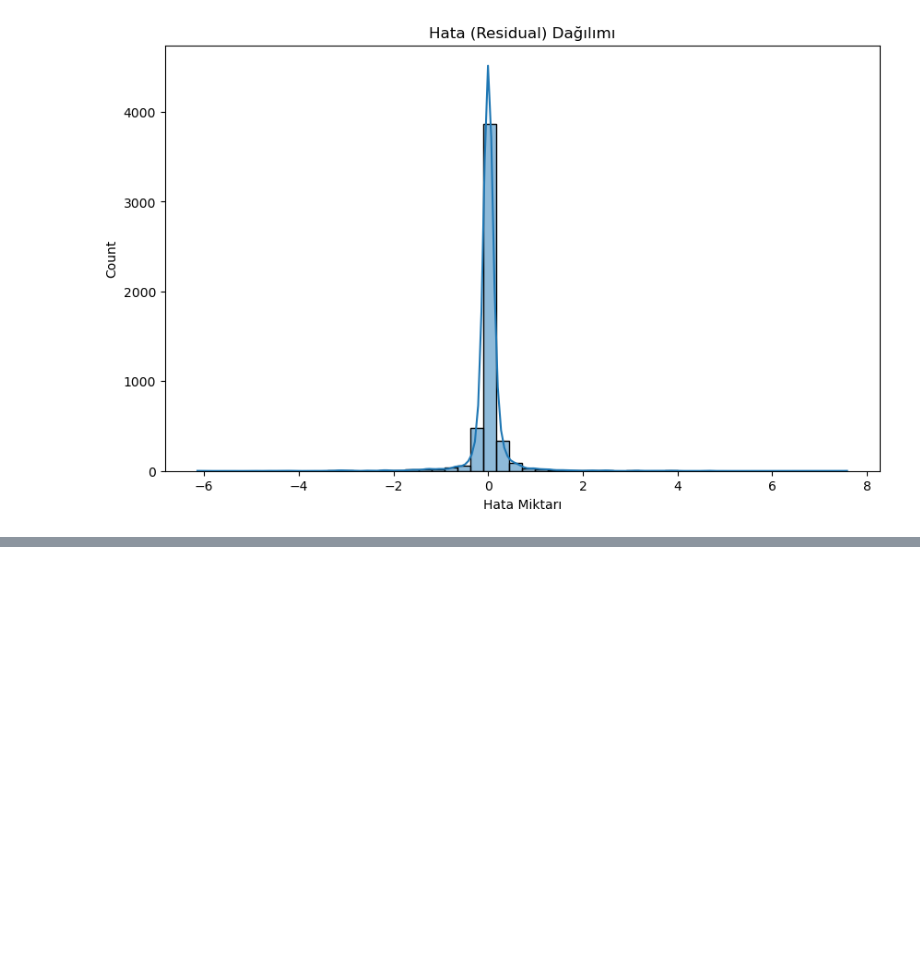
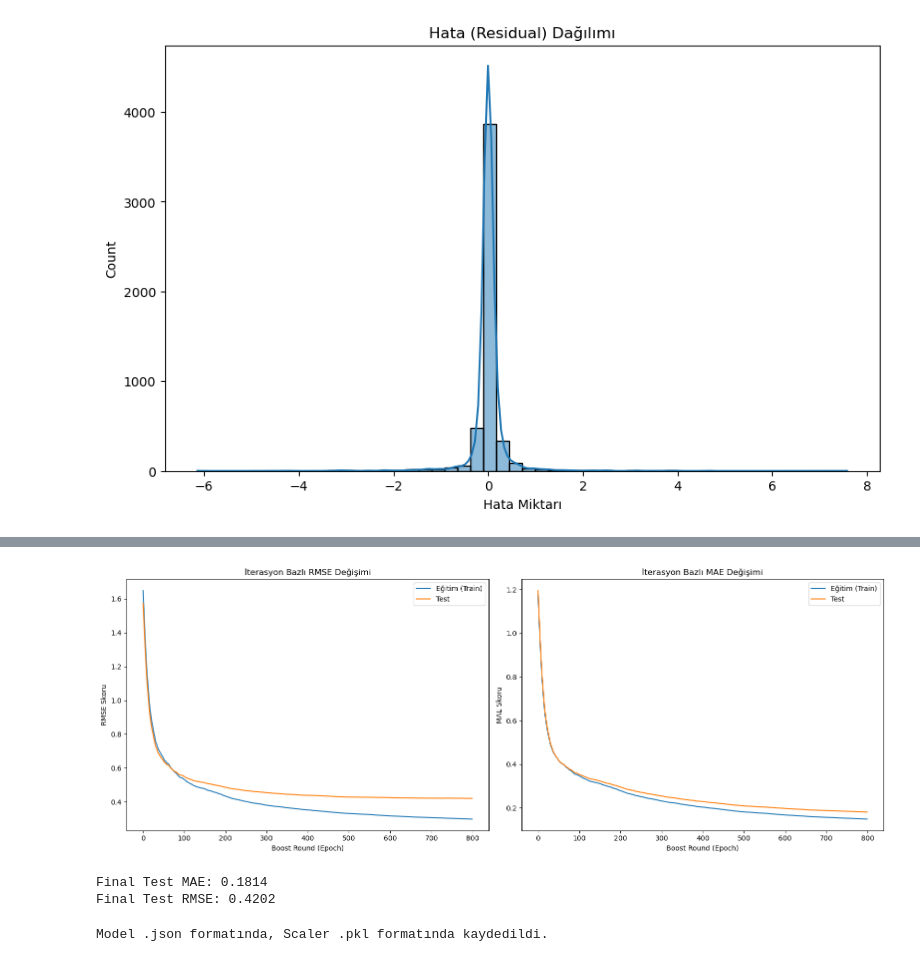
Before and after one commit to alican41/HbA1c-AIDCARE, a Jupyter notebook: hba1c_prediction_model.ipynb, the cells around one changed output, grey strips where cells are left out. Saved outputs shown, nothing was run; the diff lists cells and outputs as text; code cells hidden in the pictures; blank space fills up the shorter version.

```diff
--- a/hba1c_prediction_model.ipynb
+++ b/hba1c_prediction_model.ipynb
@@ -273,0 +503,66 @@ RMSE: 0.4241
+# %%
+import matplotlib.pyplot as plt
+
+# İzlemek istediğimiz metrikleri tanımlayarak modeli tekrar tanımlayalım
+eval_model = XGBRegressor(
+    subsample=0.7,
+    n_estimators=800, # 800 iterasyon
+    max_depth=4,
+    learning_rate=0.05,
+    colsample_bytree=0.8,
+    random_state=42,
+    objective='reg:squarederror',
+    eval_metric=["rmse", "mae"] # Takip edilecek metrikler
+)
+
+# Eğitimi eval_set ile başlatalım ki gelişim kaydedilsin
+eval_model.fit(
+    X_train_resampled, y_train_reg_resampled,
+    eval_set=[(X_train_resampled, y_train_reg_resampled), (X_test_scaled, y_test_reg)],
+    verbose=False
+)
+
+# Metrik sonuçlarını çekelim
+results = eval_model.evals_result()
+epochs = len(results['validation_0']['rmse'])
+x_axis = range(0, epochs)
+
+# Grafikleri çizelim
+fig, ax = plt.subplots(1, 2, figsize=(16, 6))
+
+# 1. RMSE Grafiği
+ax[0].plot(x_axis, results['validation_0']['rmse'], label='Eğitim (Train)')
+ax[0].plot(x_axis, results['validation_1']['rmse'], label='Test')
+ax[0].set_title('İterasyon Bazlı RMSE Değişimi')
+ax[0].set_xlabel('Boost Round (Epoch)')
+ax[0].set_ylabel('RMSE Skoru')
+ax[0].legend()
+
+# 2. MAE Grafiği
+ax[1].plot(x_axis, results['validation_0']['mae'], label='Eğitim (Train)')
+ax[1].plot(x_axis, results['validation_1']['mae'], label='Test')
+ax[1].set_title('İterasyon Bazlı MAE Değişimi')
+ax[1].set_xlabel('Boost Round (Epoch)')
+ax[1].set_ylabel('MAE Skoru')
+ax[1].legend()
+
+plt.tight_layout()
+plt.show()
+
+print(f"Final Test MAE: {results['validation_1']['mae'][-1]:.4f}")
+print(f"Final Test RMSE: {results['validation_1']['rmse'][-1]:.4f}")
+# %% [output]
+[figure, added]
+Final Test MAE: 0.1814
+Final Test RMSE: 0.4202
+# %%
+# Modeli XGBoost'un önerdiği güvenli formatta kaydet
+eval_model.save_model('aidcare_hba1c_model.json')
+
+# Scaler için joblib kullanmaya devam edebiliriz (ama versiyonlar aynı olmalı)
+import joblib
+joblib.dump(scaler, 'aidcare_scaler.pkl')
+
+print("Model .json formatında, Scaler .pkl formatında kaydedildi.")
+# %% [output]
+Model .json formatında, Scaler .pkl formatında kaydedildi.
```
Also changed, not shown: parts of 6 cells of this notebook, 4 other files.
